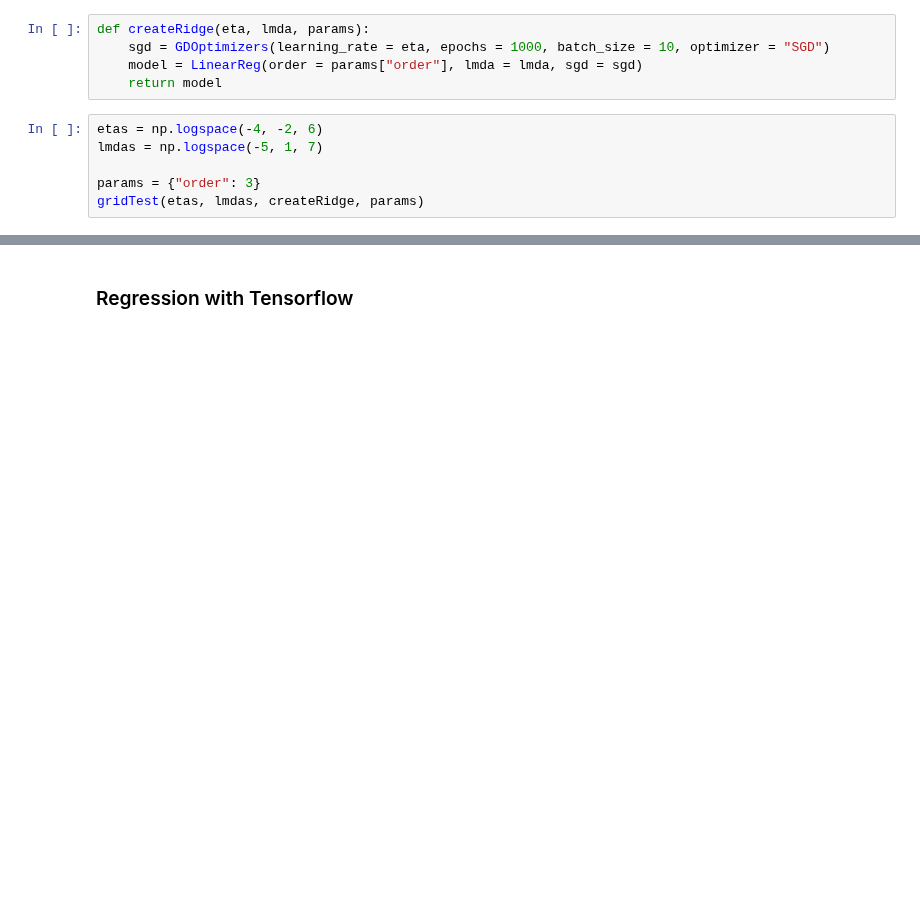
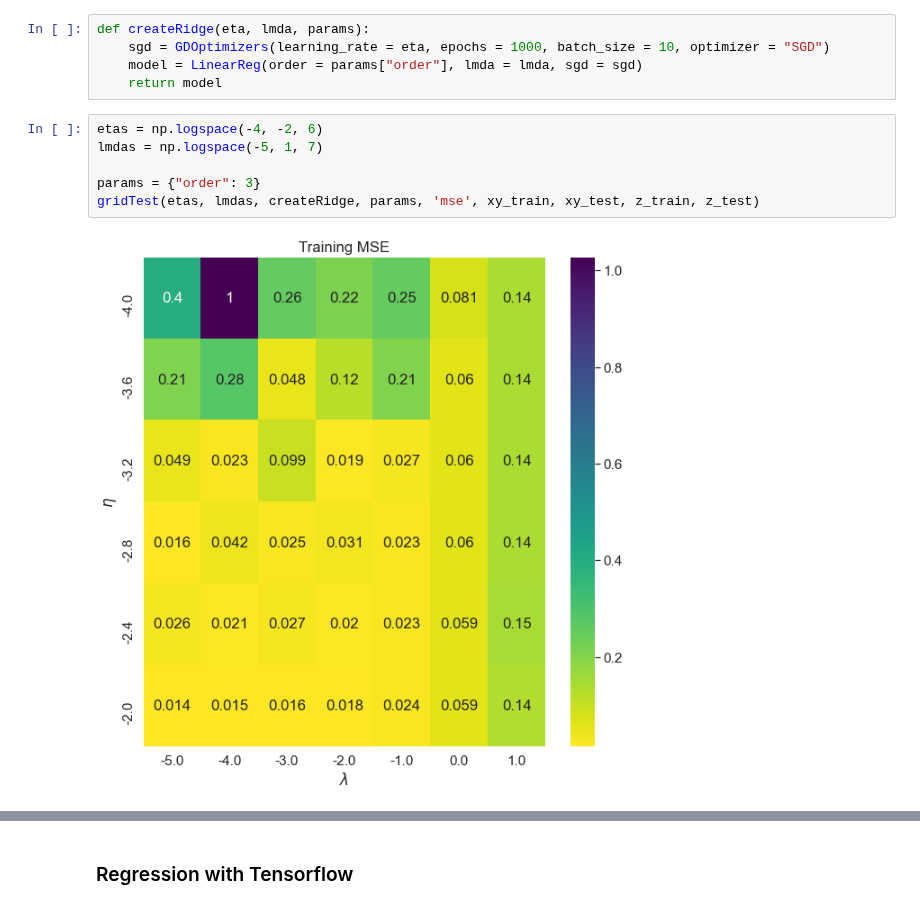
Before and after one commit to KarlHenrik/FYS-STK-Gruppe, a Jupyter notebook: Project2/Code/RegAnalysis.ipynb, the cells around one changed output, grey strips where cells are left out. Cells and saved outputs as stored; diff of their text form; blank space fills up the shorter version.

```diff
--- a/Project2/Code/RegAnalysis.ipynb
+++ b/Project2/Code/RegAnalysis.ipynb
@@ -100,6 +114,8 @@ def createRidge(eta, lmda, params):
 # %%
 etas = np.logspace(-4, -2, 6)
 lmdas = np.logspace(-5, 1, 7)
 
 params = {"order": 3}
-gridTest(etas, lmdas, createRidge, params)
+gridTest(etas, lmdas, createRidge, params, 'mse', xy_train, xy_test, z_train, z_test)
+# %% [output]
+[figure, added]
```
Also changed, not shown: parts of 5 cells of this notebook.
